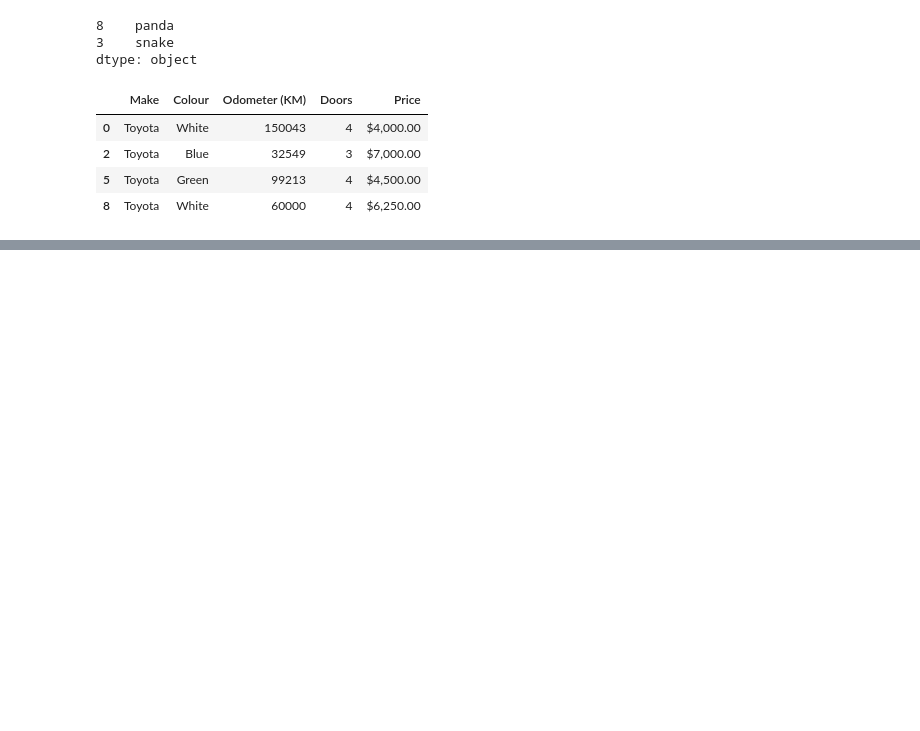
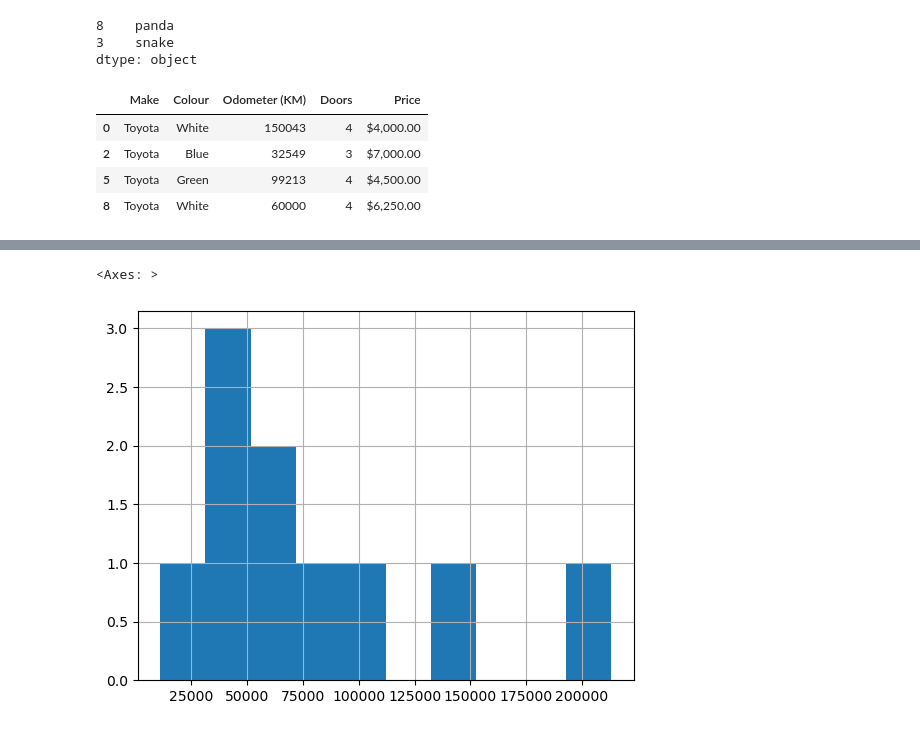
Before and after one commit to abdullahsultan/ML_Understanding, a Jupyter notebook: MLUnderstandingCode.ipynb, the cells around one changed output, grey strips where cells are left out. Cells and saved outputs as stored; diff of their text form; code cells hidden in the pictures; blank space fills up the shorter version.

```diff
--- a/MLUnderstandingCode.ipynb
+++ b/MLUnderstandingCode.ipynb
@@ -183,0 +209,5 @@ Car_Sales[Car_Sales["Make"] == "Toyota"]
+# %%
+Car_Sales["Odometer (KM)"].hist()
+# %% [output]
+<Axes: >
+[figure, added]
```
Also changed, not shown: parts of 3 cells of this notebook.
